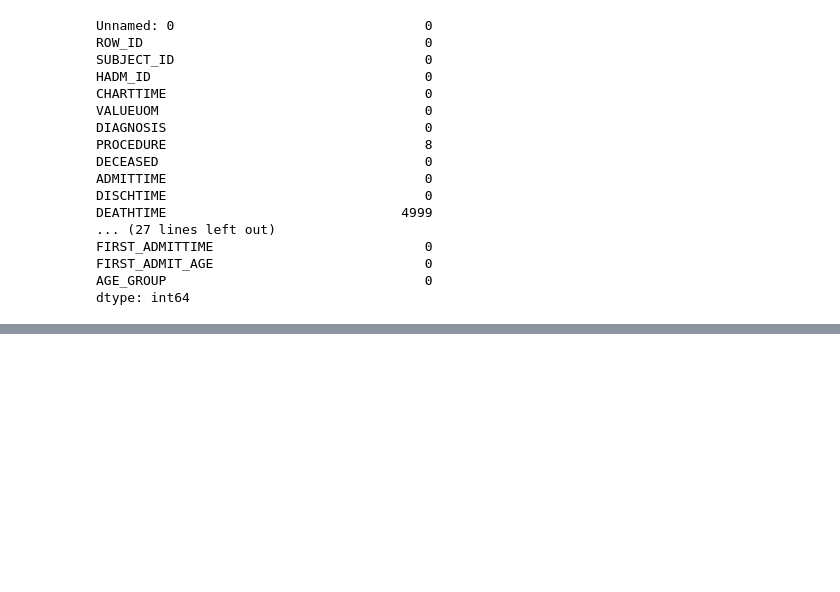
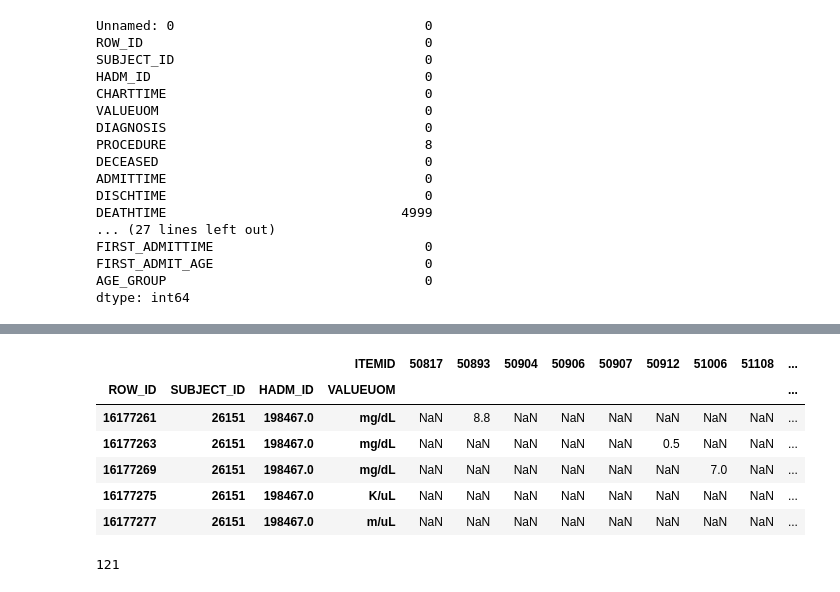
Before and after one commit to apimplaskar/csm185-project, a Jupyter notebook: DataCreation.ipynb, the cells around one changed output, grey strips where cells are left out. Cells and saved outputs as stored; diff of their text form; code cells hidden in the pictures; blank space fills up the shorter version.

Commit message:
DataCreation push -Aditya

```diff
--- a/DataCreation.ipynb
+++ b/DataCreation.ipynb
@@ -227,0 +253,5 @@ from sklearn import neighbors
+# %%
+chartevents = pd.read_csv("../Data/chartEventsFiltered.csv")
+labevents = pd.read_csv("../Data/labEventsFiltered.csv")
+feb18data = pd.read_csv("../Data/Feb18-Data.csv", low_memory=False)
+feb18data.head()
@@ -227,0 +274,5 @@ from sklearn import neighbors
+# %%
+labevents = labevents.drop(columns=["valuenum", "flag", "charttime"])
+labevents.columns = ["ROW_ID", "SUBJECT_ID", "HADM_ID", "ITEMID", "VALUE", "VALUEUOM"]
+
+# dropping 2 columns and renaming the rest for uniformity
@@ -227,0 +288,14 @@ from sklearn import neighbors
+# %%
+labevents = labevents.set_index(["ROW_ID", "SUBJECT_ID", "HADM_ID", "VALUEUOM", "ITEMID"])["VALUE"].unstack()
+
+# unmelting ITEMID column
+# %%
+labevents.head()
+# %% [output]
+|  |  |  | ITEMID | 50817 | 50893 | 50904 | 50906 | 50907 | 50912 | 51006 | 51108 | ... |
+| ROW_ID | SUBJECT_ID | HADM_ID | VALUEUOM |  |  |  |  |  |  |  |  | ... |
+| 16177261 | 26151 | 198467.0 | mg/dL | NaN | 8.8 | NaN | NaN | NaN | NaN | NaN | NaN | ... |
+| 16177263 | 26151 | 198467.0 | mg/dL | NaN | NaN | NaN | NaN | NaN | 0.5 | NaN | NaN | ... |
+| 16177269 | 26151 | 198467.0 | mg/dL | NaN | NaN | NaN | NaN | NaN | NaN | 7.0 | NaN | ... |
+| 16177275 | 26151 | 198467.0 | K/uL | NaN | NaN | NaN | NaN | NaN | NaN | NaN | NaN | ... |
+| 16177277 | 26151 | 198467.0 | m/uL | NaN | NaN | NaN | NaN | NaN | NaN | NaN | NaN | ... |
@@ -227,0 +310,7 @@ from sklearn import neighbors
+# %%
+# Need to condense rows based on shared HADM_ID
+len(labevents["SUBJECT_ID"].unique())
+# https://datascience.stackexchange.com/questions/31007/merging-information-of-rows-with-the-same-date
+# ???
+# %% [output]
+121
```
Also changed, not shown: parts of 9 cells of this notebook.
